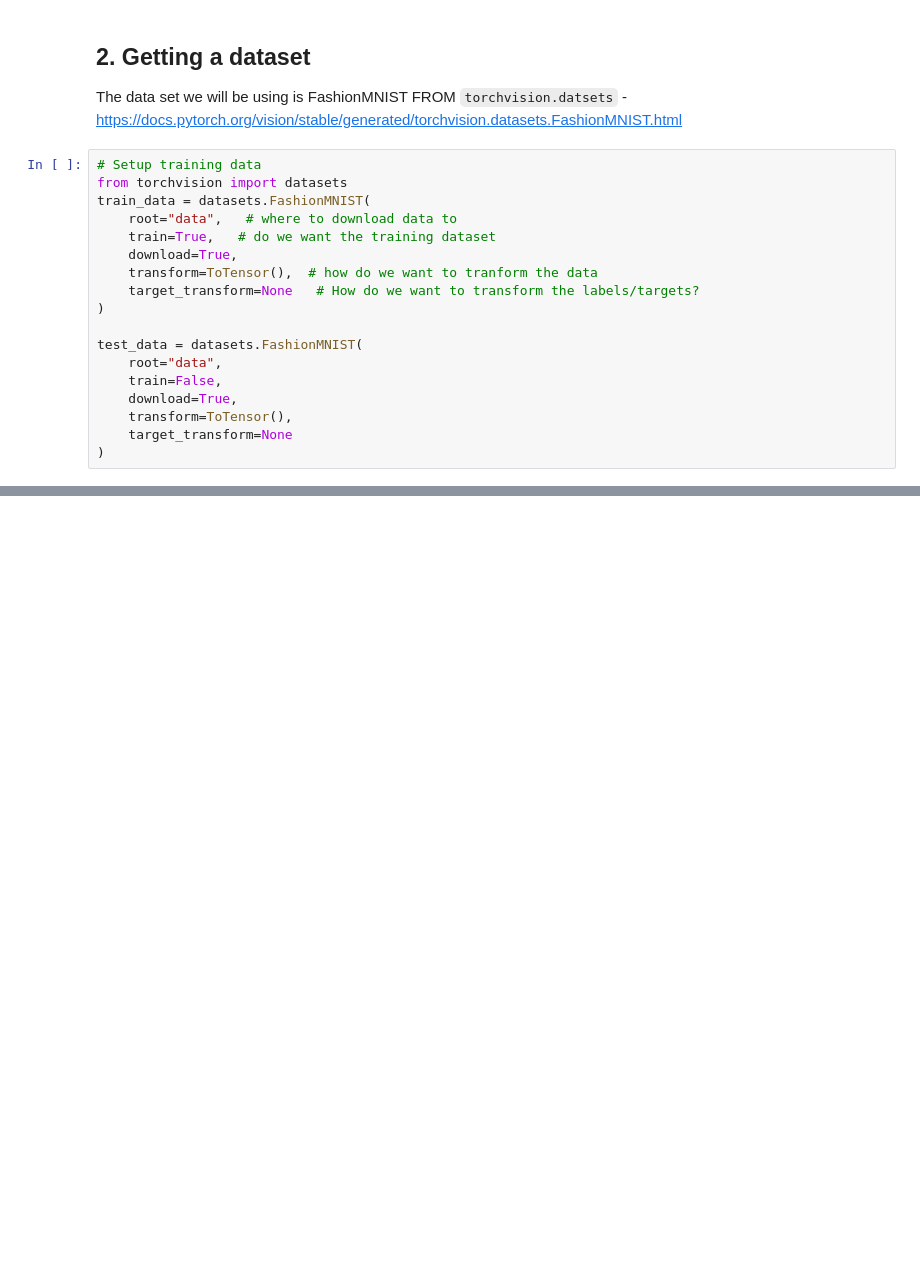
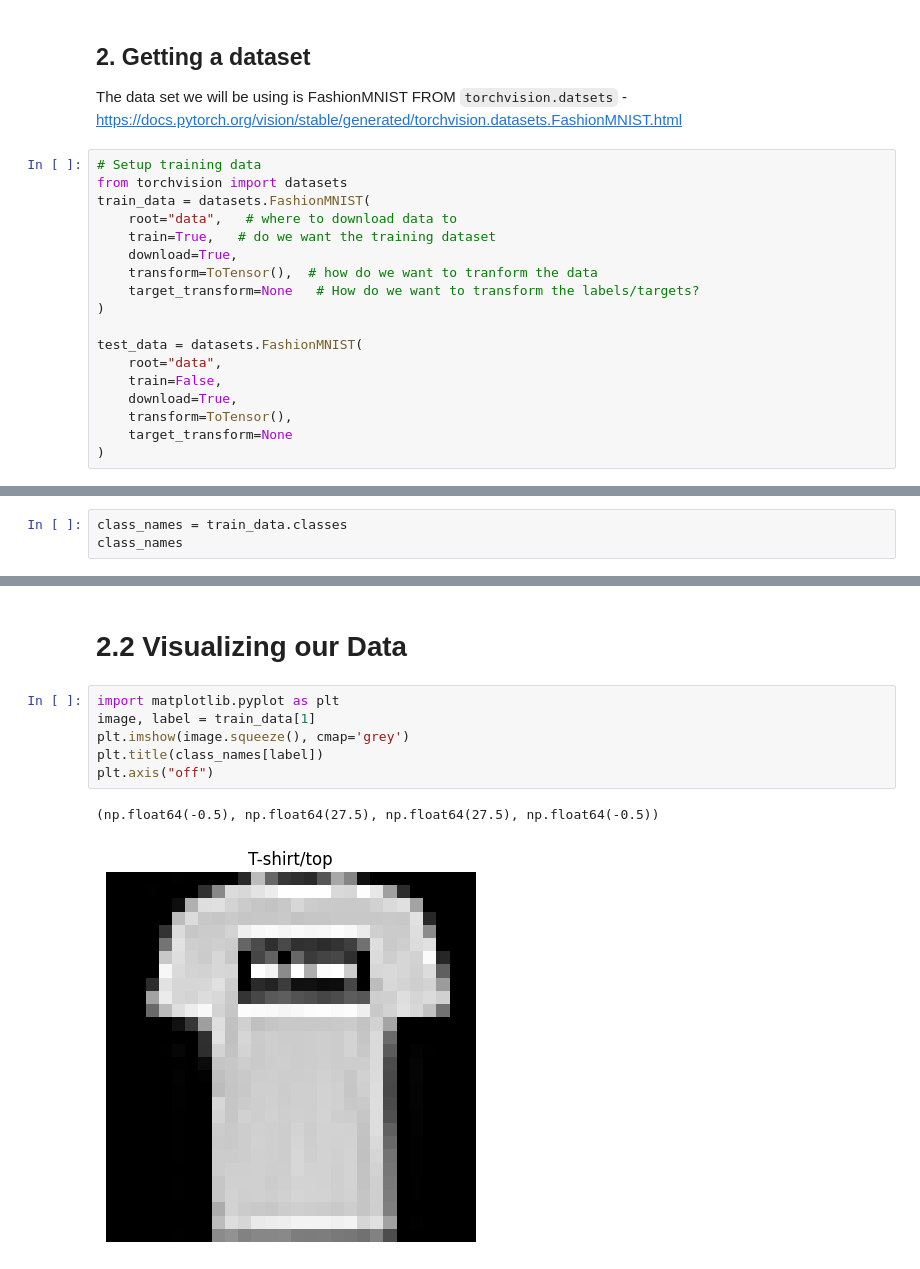
Before and after one commit to harshit7271/Deep_learning_with_PyTorch, a Jupyter notebook: Computer_Vision_with_PyTorch.ipynb, the cells around one changed output, grey strips where cells are left out. Saved outputs shown, nothing was run; the diff lists cells and outputs as text; blank space fills up the shorter version.

```diff
--- a/Computer_Vision_with_PyTorch.ipynb
+++ b/Computer_Vision_with_PyTorch.ipynb
@@ -52,0 +79,3 @@ test_data = datasets.FashionMNIST(
+# %%
+class_names = train_data.classes
+class_names
@@ -52,0 +120,11 @@ test_data = datasets.FashionMNIST(
+# %% [markdown]
+# **2.2 Visualizing our Data**
+# %%
+import matplotlib.pyplot as plt
+image, label = train_data[1]
+plt.imshow(image.squeeze(), cmap='grey')
+plt.title(class_names[label])
+plt.axis("off")
+# %% [output]
+(np.float64(-0.5), np.float64(27.5), np.float64(27.5), np.float64(-0.5))
+[figure, added]
```
Also changed, not shown: parts of 8 cells of this notebook.
